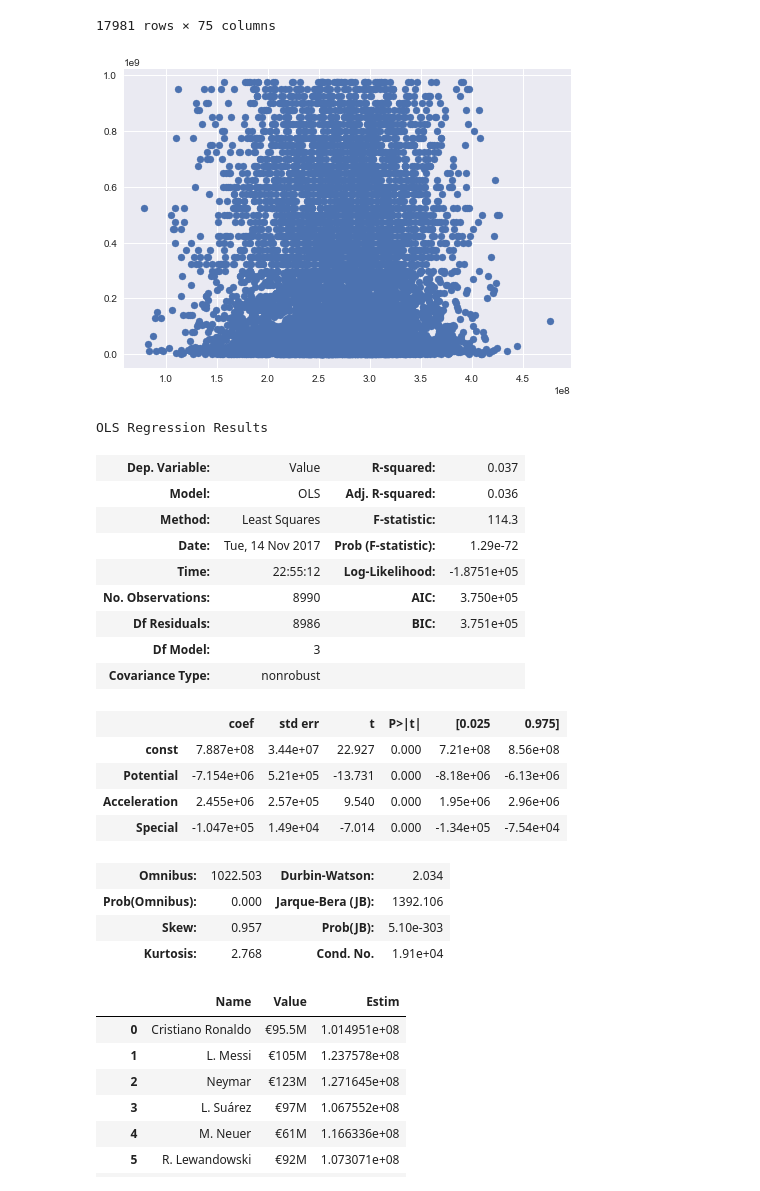
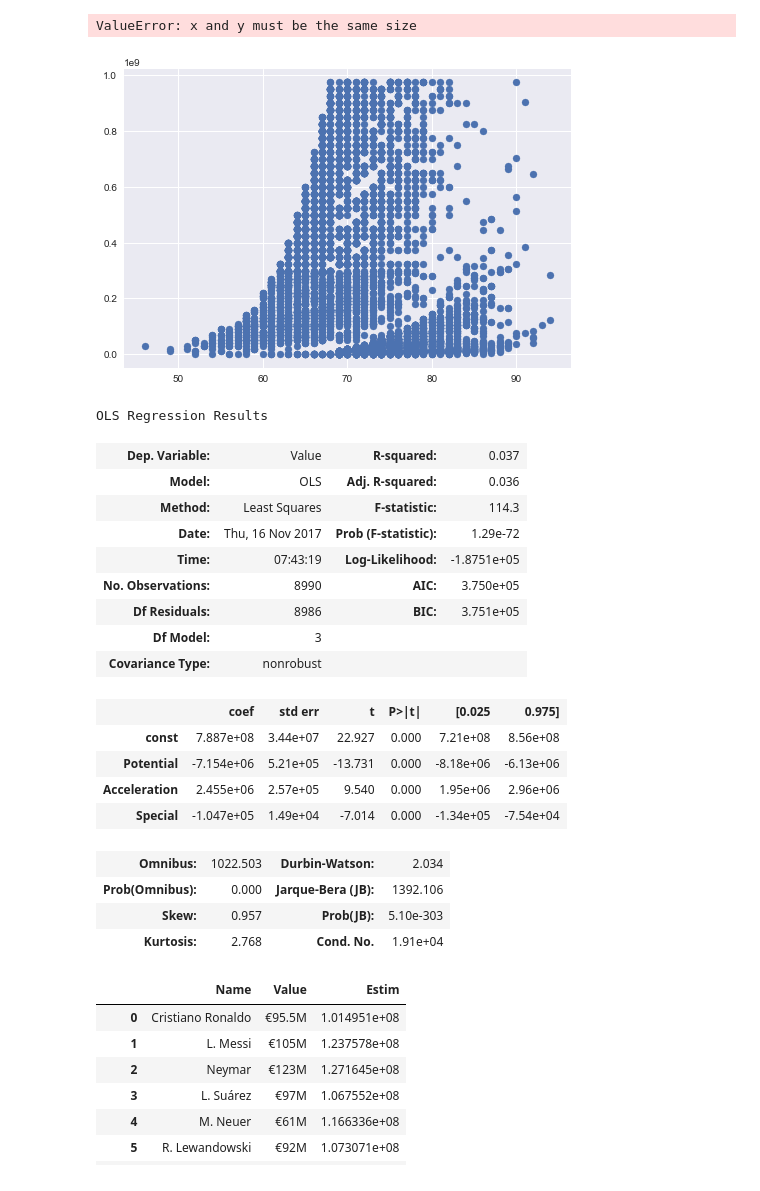
Before and after one commit to Joaogca/ProjetoFinal-CD, a Jupyter notebook: Check-1.ipynb, the cells around one changed output. Drawn from its saved outputs; the diff is of its cells as text; code cells hidden in the pictures.

```diff
--- a/Check-1.ipynb
+++ b/Check-1.ipynb
@@ -33,7 +35,7 @@ def arrumaatt(att):
     return att
 
 
-features = ['Potential', 'Acceleration',"Special"]
+features = ['Potential', 'Acceleration']
 
 
 y=df["Value"].apply(arrumapreco)
@@ -54,8 +56,8 @@ regr.fit(X_train, y_train) # treina o modelo
 xfit = X_train
 yfit = regr.predict(X_train)
 
-#plt.scatter(X_train["Acceleration"],y_train)
-plt.scatter(yfit[:8000], y_test[:8000])
+plt.scatter(X_train["Potential"],y_train)
+plt.scatter(xfit, yfit)
 
-df
+#df
 # %% [output]
@@ -79,5 +64,5 @@ df
-17981 rows × 75 columns
+ValueError: x and y must be the same size
-[figure, old version]
+[figure, new version]
 # %%
 import numpy as np
 import statsmodels.api as sm
@@ -99,8 +84,8 @@ OLS Regression Results
 | Dep. Variable: | Value | R-squared: | 0.037 |
 | Model: | OLS | Adj. R-squared: | 0.036 |
 | Method: | Least Squares | F-statistic: | 114.3 |
-| Date: | Tue, 14 Nov 2017 | Prob (F-statistic): | 1.29e-72 |
-| Time: | 22:55:12 | Log-Likelihood: | -1.8751e+05 |
+| Date: | Thu, 16 Nov 2017 | Prob (F-statistic): | 1.29e-72 |
+| Time: | 07:43:19 | Log-Likelihood: | -1.8751e+05 |
 | No. Observations: | 8990 | AIC: | 3.750e+05 |
 | Df Residuals: | 8986 | BIC: | 3.751e+05 |
 | Df Model: | 3 |  |  |
```
Also changed, not shown: parts of 6 cells of this notebook.
